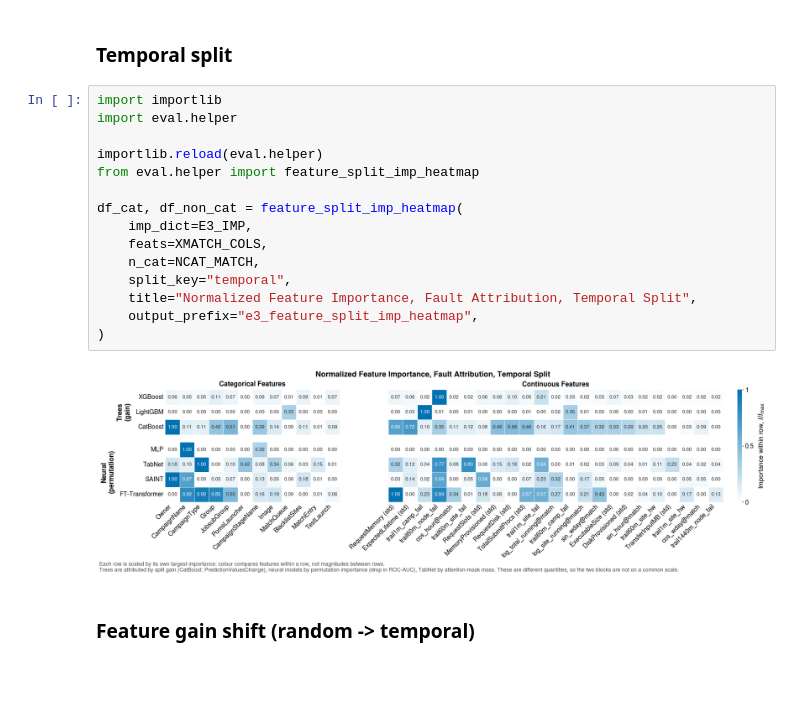
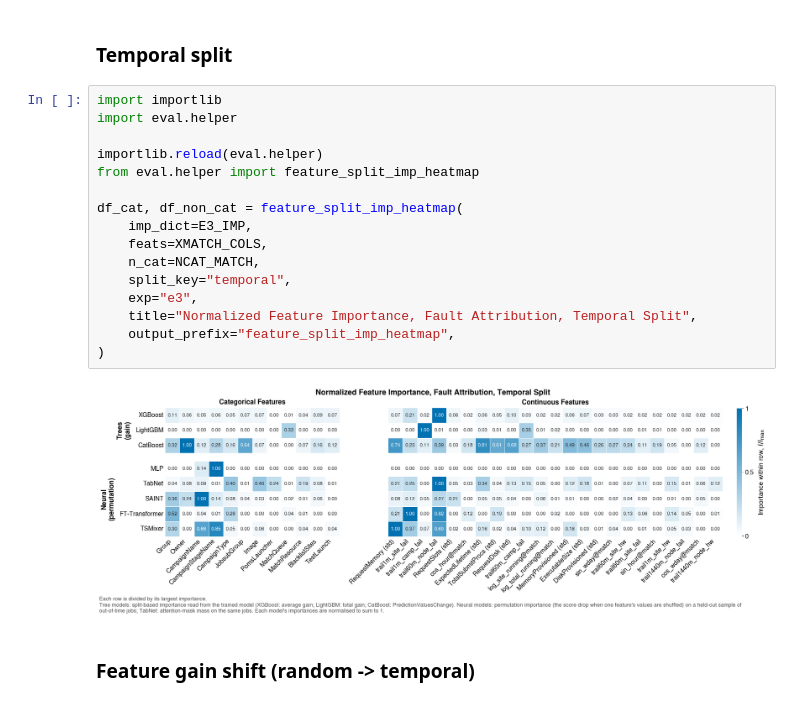
Before and after one commit to tachyon-org/batch-queue-prediction, a Jupyter notebook: scripts/plotting/fault-attribution.ipynb, the cells around one changed output. Saved outputs shown, nothing was run; the diff lists cells and outputs as text; blank space fills up the shorter version.

```diff
--- a/scripts/plotting/fault-attribution.ipynb
+++ b/scripts/plotting/fault-attribution.ipynb
@@ -188,20 +189,21 @@ df_cat, df_non_cat = feature_split_imp_heatmap(
 # %%
 import importlib
 import eval.helper
 
 importlib.reload(eval.helper)
 from eval.helper import feature_split_imp_heatmap
 
 df_cat, df_non_cat = feature_split_imp_heatmap(
     imp_dict=E3_IMP,
     feats=XMATCH_COLS,
     n_cat=NCAT_MATCH,
     split_key="temporal",
+    exp="e3",
     title="Normalized Feature Importance, Fault Attribution, Temporal Split",
-    output_prefix="e3_feature_split_imp_heatmap",
+    output_prefix="feature_split_imp_heatmap",
 )
 # %% [output]
-[figure, old version]
+[figure, new version]
 # %% [markdown]
 ### Feature gain shift (random -> temporal)
 # %%
```
Also changed, not shown: parts of 8 cells of this notebook, 3 other files.
